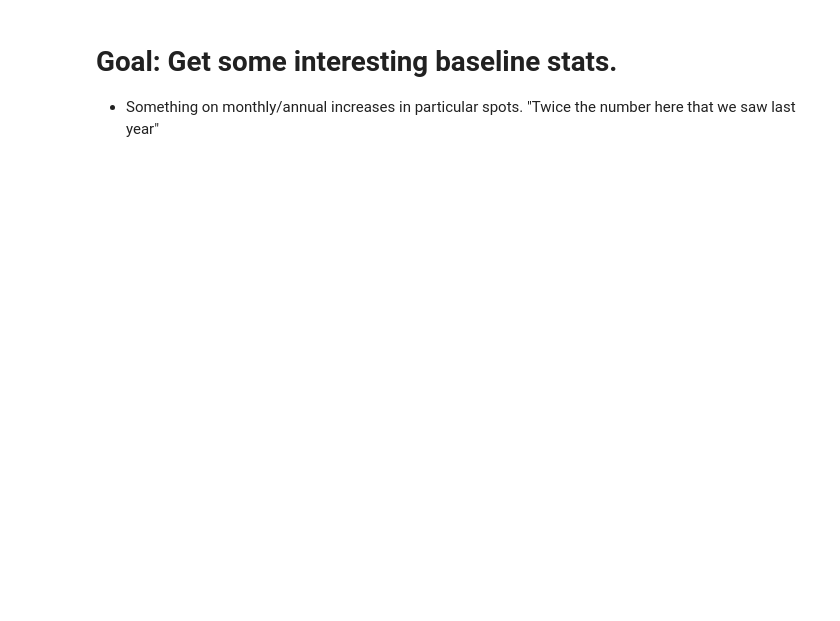
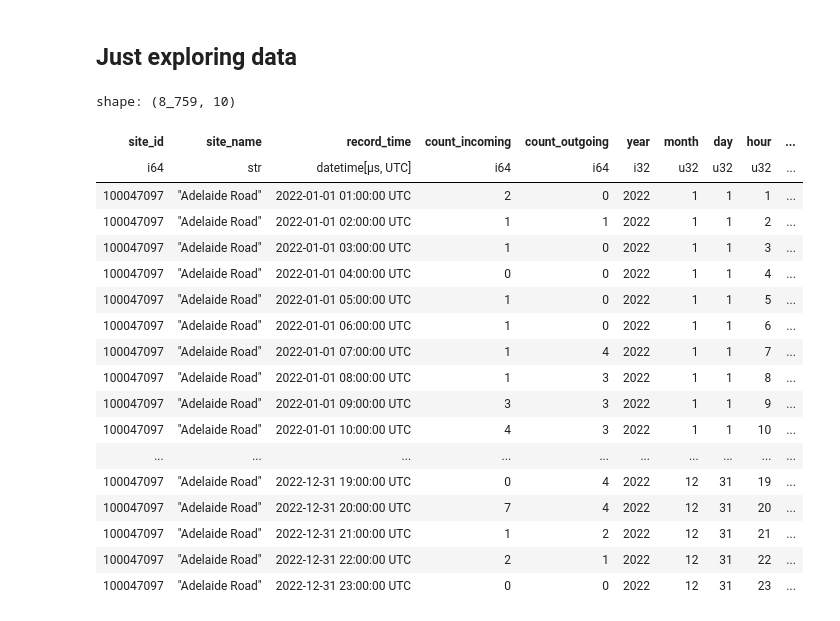
Before and after one commit to henry-zwart/bimodal, a Jupyter notebook: notebooks/monthly-count.ipynb, the cells around one changed output. Drawn from its saved outputs; the diff is of its cells as text; code cells hidden in the pictures; blank space fills up the shorter version.

```diff
--- a/notebooks/monthly-count.ipynb
+++ b/notebooks/monthly-count.ipynb
@@ -1,7 +1,5 @@
-# %% [markdown]
-# Goal: Get some interesting baseline stats.
-
-- Something on monthly/annual increases in particular spots. "Twice the number here that we saw last year"
+# %% [markdown]
+## Just exploring data
 # %%
 import polars as pl
 import sqlite3
@@ -12,0 +13,22 @@ from bimodal.cli import YEAR_FILES, load_and_clean_raw
+# %%
+data.filter((pl.col("site_name") == "Adelaide Road") & (pl.col("year") == 2022))
+# %% [output]
+shape: (8_759, 10)
+| site_id | site_name | record_time | count_incoming | count_outgoing | year | month | day | hour | ... |
+| i64 | str | datetime[μs, UTC] | i64 | i64 | i32 | u32 | u32 | u32 | ... |
+| 100047097 | "Adelaide Road" | 2022-01-01 01:00:00 UTC | 2 | 0 | 2022 | 1 | 1 | 1 | ... |
+| 100047097 | "Adelaide Road" | 2022-01-01 02:00:00 UTC | 1 | 1 | 2022 | 1 | 1 | 2 | ... |
+| 100047097 | "Adelaide Road" | 2022-01-01 03:00:00 UTC | 1 | 0 | 2022 | 1 | 1 | 3 | ... |
+| 100047097 | "Adelaide Road" | 2022-01-01 04:00:00 UTC | 0 | 0 | 2022 | 1 | 1 | 4 | ... |
+| 100047097 | "Adelaide Road" | 2022-01-01 05:00:00 UTC | 1 | 0 | 2022 | 1 | 1 | 5 | ... |
+| 100047097 | "Adelaide Road" | 2022-01-01 06:00:00 UTC | 1 | 0 | 2022 | 1 | 1 | 6 | ... |
+| 100047097 | "Adelaide Road" | 2022-01-01 07:00:00 UTC | 1 | 4 | 2022 | 1 | 1 | 7 | ... |
+| 100047097 | "Adelaide Road" | 2022-01-01 08:00:00 UTC | 1 | 3 | 2022 | 1 | 1 | 8 | ... |
+| 100047097 | "Adelaide Road" | 2022-01-01 09:00:00 UTC | 3 | 3 | 2022 | 1 | 1 | 9 | ... |
+| 100047097 | "Adelaide Road" | 2022-01-01 10:00:00 UTC | 4 | 3 | 2022 | 1 | 1 | 10 | ... |
+| ... | ... | ... | ... | ... | ... | ... | ... | ... | ... |
+| 100047097 | "Adelaide Road" | 2022-12-31 19:00:00 UTC | 0 | 4 | 2022 | 12 | 31 | 19 | ... |
+| 100047097 | "Adelaide Road" | 2022-12-31 20:00:00 UTC | 7 | 4 | 2022 | 12 | 31 | 20 | ... |
+| 100047097 | "Adelaide Road" | 2022-12-31 21:00:00 UTC | 1 | 2 | 2022 | 12 | 31 | 21 | ... |
+| 100047097 | "Adelaide Road" | 2022-12-31 22:00:00 UTC | 2 | 1 | 2022 | 12 | 31 | 22 | ... |
+| 100047097 | "Adelaide Road" | 2022-12-31 23:00:00 UTC | 0 | 0 | 2022 | 12 | 31 | 23 | ... |
```
Also changed, not shown: parts of 9 cells of this notebook, 13 other files.
